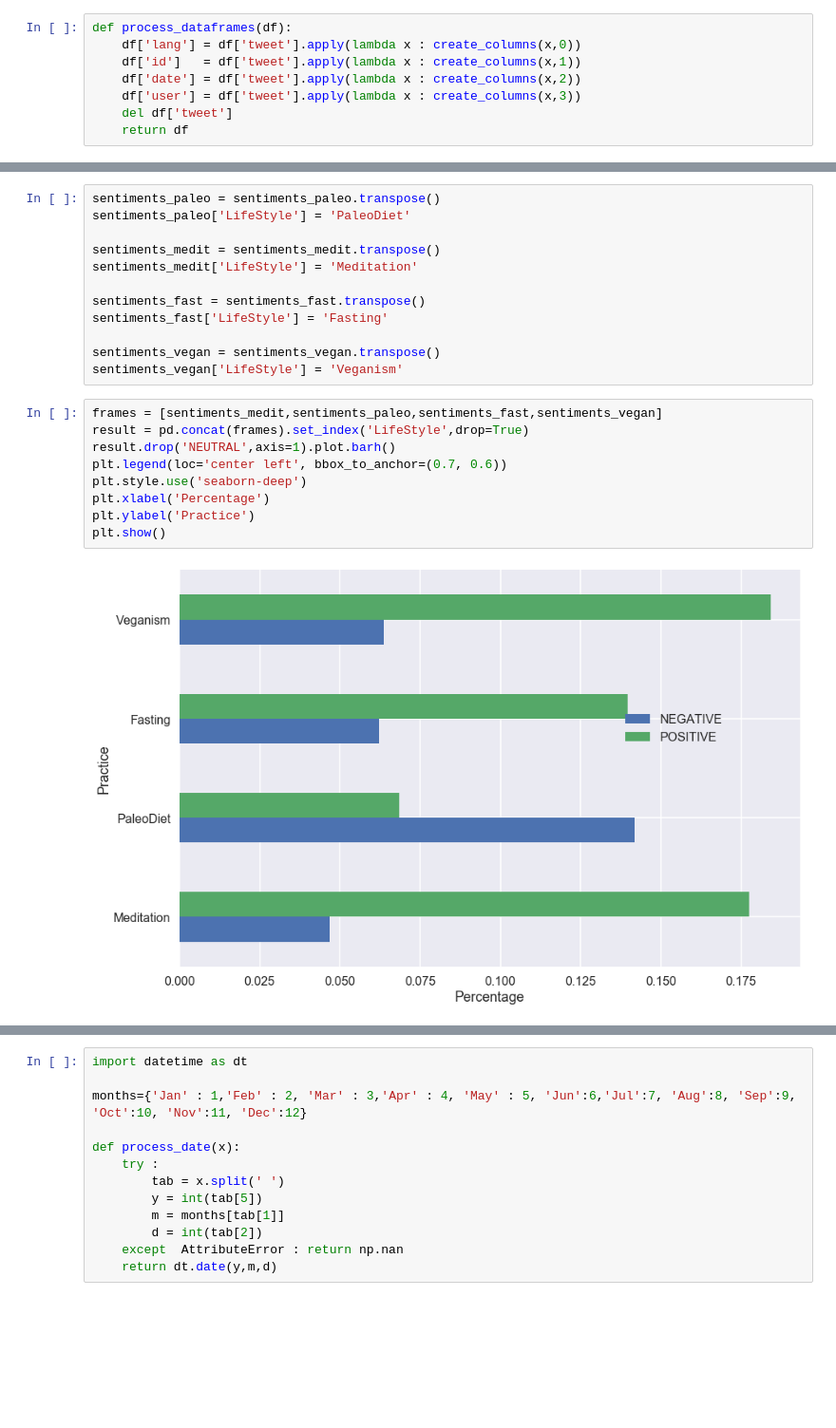
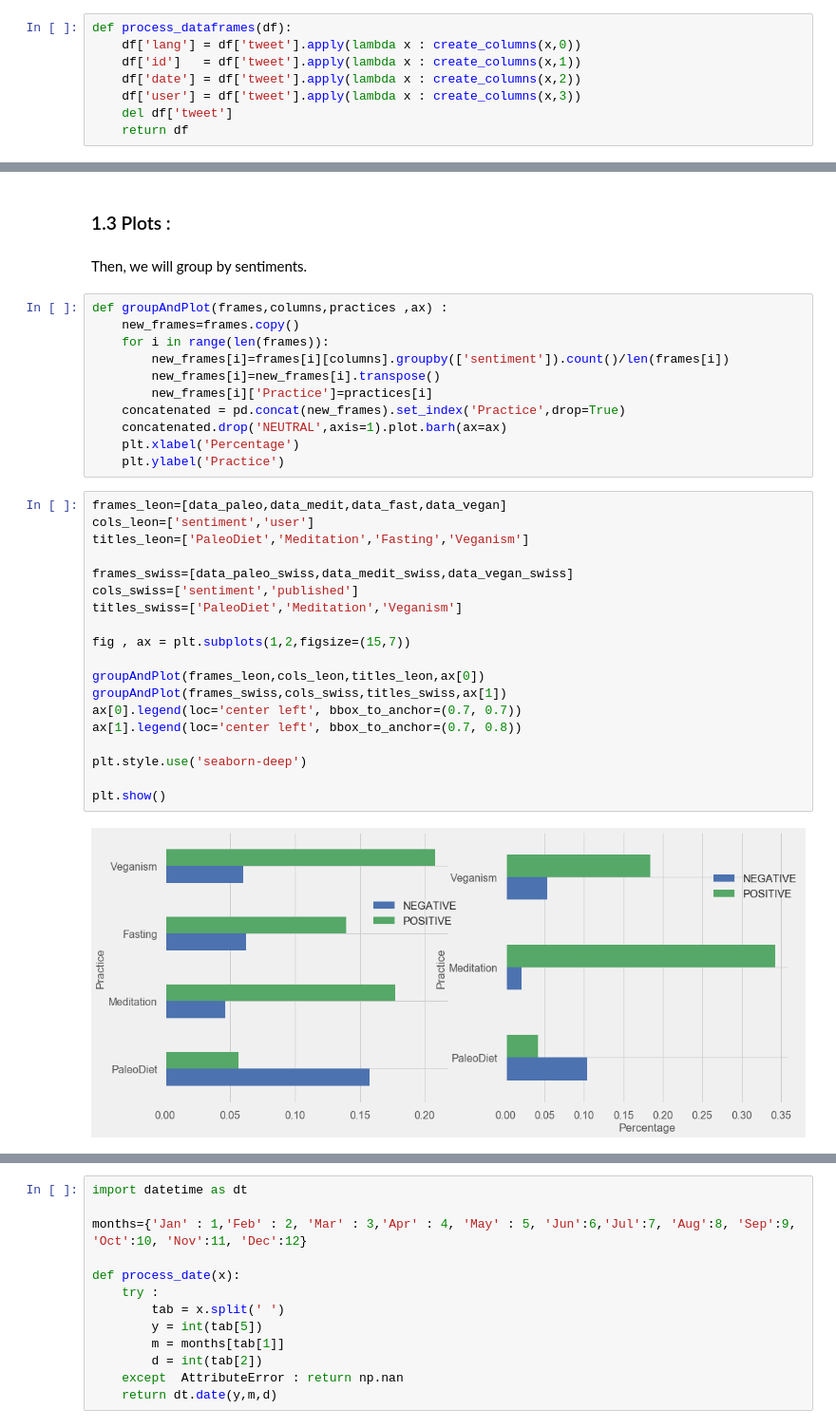
Before and after one commit to Firas11993/ada2017, a Jupyter notebook: Project/Project.ipynb, the cells around one changed output, grey strips where cells are left out. Shown at 95% size. Drawn from its saved outputs; the diff is of its cells as text; blank space fills up the shorter version.

```diff
--- a/Project/Project.ipynb
+++ b/Project/Project.ipynb
@@ -743,23 +776,36 @@ sentiments_vegan = data_vegan[['sentiment','user']].groupby(['sentiment']).count
-# %%
-sentiments_paleo = sentiments_paleo.transpose()
-sentiments_paleo['LifeStyle'] = 'PaleoDiet'
-
-sentiments_medit = sentiments_medit.transpose()
-sentiments_medit['LifeStyle'] = 'Meditation'
-
-sentiments_fast = sentiments_fast.transpose()
-sentiments_fast['LifeStyle'] = 'Fasting'
-
-sentiments_vegan = sentiments_vegan.transpose()
-sentiments_vegan['LifeStyle'] = 'Veganism'
-# %%
-frames = [sentiments_medit,sentiments_paleo,sentiments_fast,sentiments_vegan]
-result = pd.concat(frames).set_index('LifeStyle',drop=True)
-result.drop('NEUTRAL',axis=1).plot.barh()
-plt.legend(loc='center left', bbox_to_anchor=(0.7, 0.6))
-plt.style.use('seaborn-deep')
-plt.xlabel('Percentage')
-plt.ylabel('Practice')
-plt.show()
-# %% [output]
-[figure, removed]
+# %% [markdown]
+### 1.3 Plots :
+# %% [markdown]
+Then, we will group by sentiments.
+# %%
+def groupAndPlot(frames,columns,practices ,ax) :
+    new_frames=frames.copy()
+    for i in range(len(frames)):
+        new_frames[i]=frames[i][columns].groupby(['sentiment']).count()/len(frames[i])
+        new_frames[i]=new_frames[i].transpose()
+        new_frames[i]['Practice']=practices[i]
+    concatenated = pd.concat(new_frames).set_index('Practice',drop=True)
+    concatenated.drop('NEUTRAL',axis=1).plot.barh(ax=ax)
+    plt.xlabel('Percentage')
+    plt.ylabel('Practice')
+# %%
+frames_leon=[data_paleo,data_medit,data_fast,data_vegan]
+cols_leon=['sentiment','user']
+titles_leon=['PaleoDiet','Meditation','Fasting','Veganism']
+
+frames_swiss=[data_paleo_swiss,data_medit_swiss,data_vegan_swiss]
+cols_swiss=['sentiment','published']
+titles_swiss=['PaleoDiet','Meditation','Veganism']
+
+fig , ax = plt.subplots(1,2,figsize=(15,7))
+
+groupAndPlot(frames_leon,cols_leon,titles_leon,ax[0])
+groupAndPlot(frames_swiss,cols_swiss,titles_swiss,ax[1])
+ax[0].legend(loc='center left', bbox_to_anchor=(0.7, 0.7))
+ax[1].legend(loc='center left', bbox_to_anchor=(0.7, 0.8))
+
+plt.style.use('seaborn-deep')
+
+plt.show()
+# %% [output]
+[figure, added]
```
Also changed, not shown: parts of 33 cells of this notebook.
